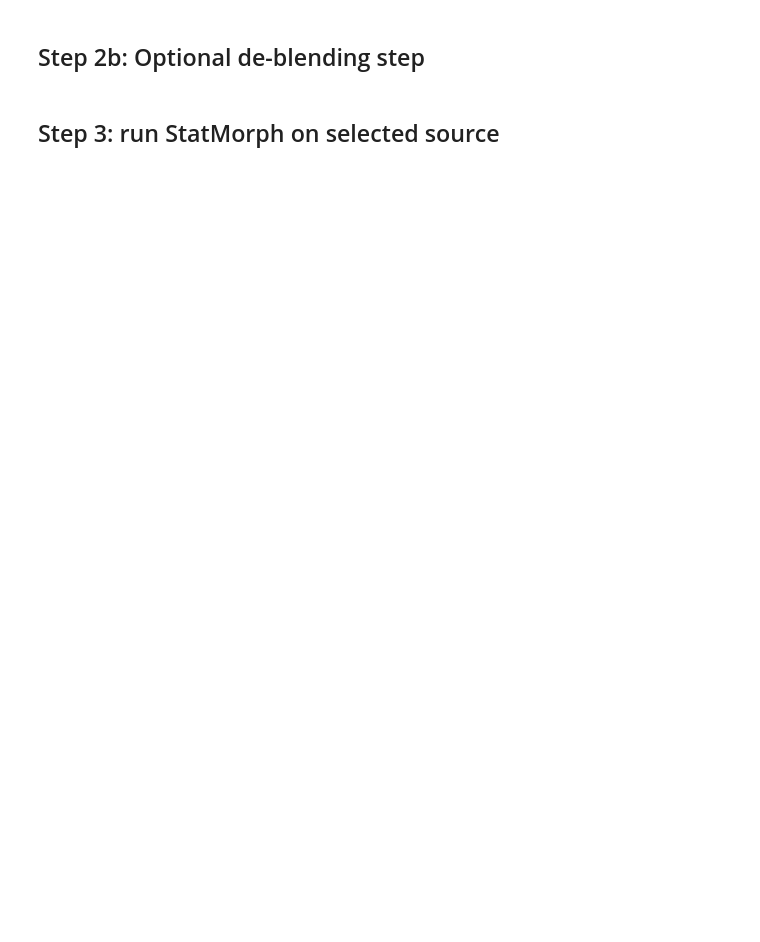
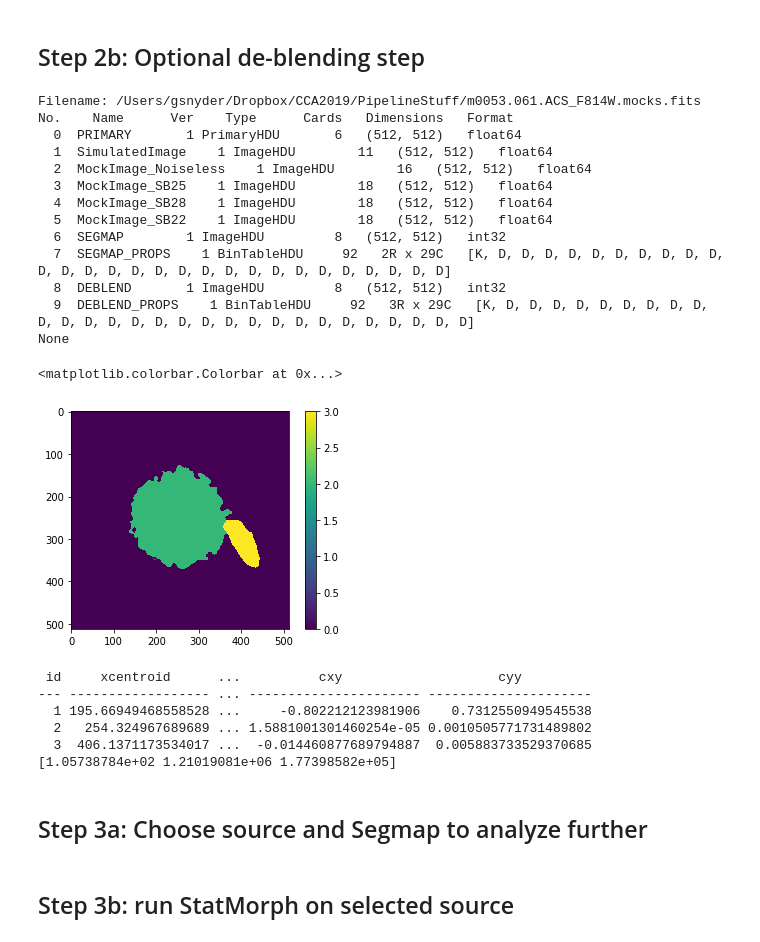
Before and after one commit to RaySSharma/CANDELS-Pipeline, a Jupyter notebook: ChoiSims_Mockdata_Pipeline_Example.ipynb, the cells around one changed output. Saved outputs shown, nothing was run; the diff lists cells and outputs as text; code cells hidden in the pictures; blank space fills up the shorter version.

```diff
--- a/ChoiSims_Mockdata_Pipeline_Example.ipynb
+++ b/ChoiSims_Mockdata_Pipeline_Example.ipynb
@@ -115,4 +145,37 @@ pyplot.imshow(np.log10(fo['MockImage_SB22'].data))
 # %% [markdown]
 ## Step 2b: Optional de-blending step
+# %%
+analyze_mock.deblend_sources(ffout,seg,kernel,ext_name='MockImage_SB25')
+fo=fits.open(ffout)
+print(fo.info())
+pyplot.imshow(fo['DEBLEND'].data); pyplot.colorbar()
+# %% [output]
+Filename: /Users/gsnyder/Dropbox/CCA2019/PipelineStuff/m0053.061.ACS_F814W.mocks.fits
+No.    Name      Ver    Type      Cards   Dimensions   Format
+  0  PRIMARY       1 PrimaryHDU       6   (512, 512)   float64
+  1  SimulatedImage    1 ImageHDU        11   (512, 512)   float64
+  2  MockImage_Noiseless    1 ImageHDU        16   (512, 512)   float64
+  3  MockImage_SB25    1 ImageHDU        18   (512, 512)   float64
+  4  MockImage_SB28    1 ImageHDU        18   (512, 512)   float64
+  5  MockImage_SB22    1 ImageHDU        18   (512, 512)   float64
+  6  SEGMAP        1 ImageHDU         8   (512, 512)   int32
+  7  SEGMAP_PROPS    1 BinTableHDU     92   2R x 29C   [K, D, D, D, D, D, D, D, D, D, D, D, D, D, D, D, D, D, D, D, D, D, D, D, D, D, D, D, D]
+  8  DEBLEND       1 ImageHDU         8   (512, 512)   int32
+  9  DEBLEND_PROPS    1 BinTableHDU     92   3R x 29C   [K, D, D, D, D, D, D, D, D, D, D, D, D, D, D, D, D, D, D, D, D, D, D, D, D, D, D, D, D]
+None
+<matplotlib.colorbar.Colorbar at 0x...>
+[figure, added]
+# %%
+print(astropy.table.Table(fo['DEBLEND_PROPS'].data))
+print(fo['DEBLEND_PROPS'].data['source_sum'])
+# %% [output]
+ id     xcentroid      ...          cxy                    cyy
+--- ------------------ ... ---------------------- ---------------------
+  1 195.66949468558528 ...     -0.802212123981906    0.7312550949545538
+  2   254.324967689689 ... 1.5881001301460254e-05 0.0010505771731489802
+  3  406.1371173534017 ...  -0.014460877689794887  0.005883733529370685
+[1.05738784e+02 1.21019081e+06 1.77398582e+05]
+# %% [markdown]
+## Step 3a: Choose source and Segmap to analyze further
 # %% [markdown]
-## Step 3: run StatMorph on selected source
+## Step 3b: run StatMorph on selected source
```
Also changed, not shown: parts of 5 cells of this notebook, 1 other file.
